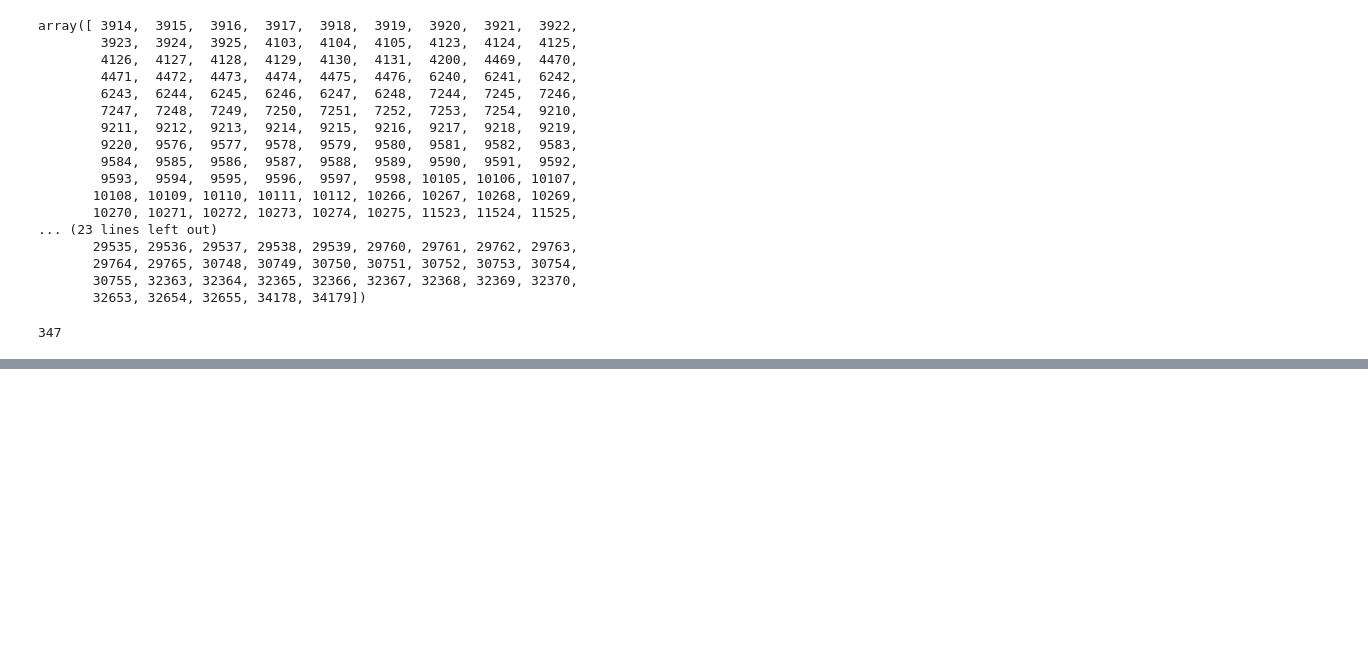
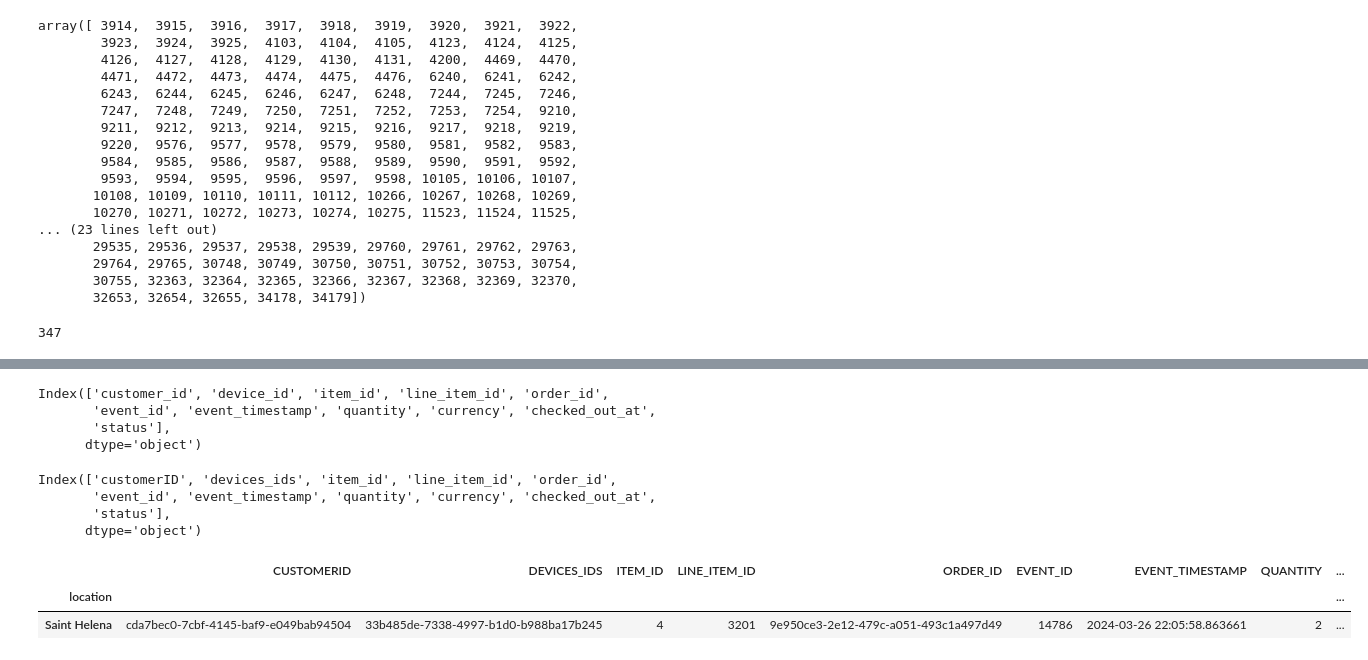
Before and after one commit to Adelegan-JD/TASKS, a Jupyter notebook: Week_7/adelegan_deborah_task15.ipynb, the cells around one changed output, grey strips where cells are left out. Cells and saved outputs as stored; diff of their text form; code cells hidden in the pictures; blank space fills up the shorter version.

```diff
--- a/Week_7/adelegan_deborah_task15.ipynb
+++ b/Week_7/adelegan_deborah_task15.ipynb
@@ -591,0 +636,2 @@ file.loc[mask4].head(4)
+# %%
+new_copy = file.copy()
@@ -591,0 +648,26 @@ file.loc[mask4].head(4)
+# %%
+new_copy.columns
+# %% [output]
+Index(['customer_id', 'device_id', 'item_id', 'line_item_id', 'order_id',
+       'event_id', 'event_timestamp', 'quantity', 'currency', 'checked_out_at',
+       'status'],
+      dtype='object')
+# %%
+new_copy.rename(columns= {'device_id':'devices_ids', 'customer_id':'customerID'}, inplace=True)
+# %%
+new_copy.columns
+# %% [output]
+Index(['customerID', 'devices_ids', 'item_id', 'line_item_id', 'order_id',
+       'event_id', 'event_timestamp', 'quantity', 'currency', 'checked_out_at',
+       'status'],
+      dtype='object')
+# %%
+### Edit the column cases from upper to lower cases and vice versal..
+#".str.upper" ... converting the columns names to capital letters
+new_copy.columns = new_copy.columns.str.upper()
+# %%
+new_copy.head(1)
+# %% [output]
+|  | CUSTOMERID | DEVICES_IDS | ITEM_ID | LINE_ITEM_ID | ORDER_ID | EVENT_ID | EVENT_TIMESTAMP | QUANTITY | ... |
+| location |  |  |  |  |  |  |  |  | ... |
+| Saint Helena | cda7bec0-7cbf-4145-baf9-e049bab94504 | 33b485de-7338-4997-b1d0-b988ba17b245 | 4 | 3201 | 9e950ce3-2e12-479c-a051-493c1a497d49 | 14786 | 2024-03-26 22:05:58.863661 | 2 | ... |
```
Also changed, not shown: parts of 28 cells of this notebook.
